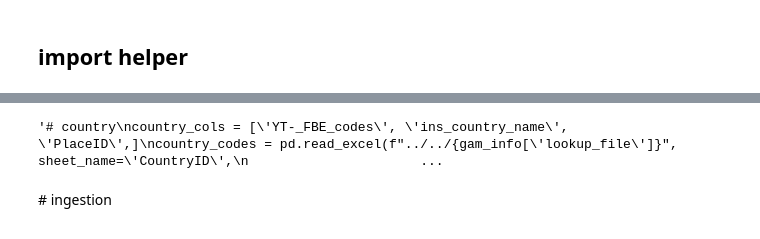
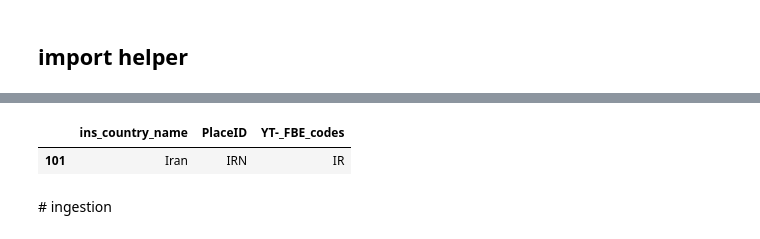
Before and after one commit to brunsd42/digiGAM, a Jupyter notebook: notebooks/1_socialMedia_ingestion_instagram_country.ipynb, the cells around one changed output, grey strips where cells are left out. Saved outputs shown, nothing was run; the diff lists cells and outputs as text; code cells hidden in the pictures.

```diff
--- a/notebooks/1_socialMedia_ingestion_instagram_country.ipynb
+++ b/notebooks/1_socialMedia_ingestion_instagram_country.ipynb
@@ -54,32 +54,9 @@ country_codes = lookup['country_codes']
 ...updating logbook...
-# %%
-'''# country
-country_cols = ['YT-_FBE_codes', 'ins_country_name', 'PlaceID',]
-country_codes = pd.read_excel(f"../../{gam_info['lookup_file']}", sheet_name='CountryID',
-                             keep_default_na=False)[country_cols]
-
-# week
-week_cols = ['w/c']
-week_tester = pd.read_excel(f"../../{gam_info['lookup_file']}", sheet_name='GAM Period')
-week_tester['w/c'] = pd.to_datetime(week_tester['w/c'])
-
-# social media accounts
-channel_cols=['Channel ID']
-socialmedia_accounts = pd.read_excel(f"../helper/ins_account_lookup.xlsx")
-channel_ids = socialmedia_accounts['Channel ID'].unique().tolist()
-
-### RUN TESTS
-test_functions.test_lookup_files(country_codes, country_cols, [f"{platformID}_country_0", f"{platformID}_country_1", f"{platformID}_country_2"],
-                                 test_step="lookup files - ensuring country codes is correct")
-
-test_functions.test_lookup_files(week_tester, ['w/c'], [f"{platformID}_country_3", f"{platformID}_country_4", f"{platformID}_country_5"],
-                                 test_step = "lookup files - ensuring week tester is correct")
-
-test_functions.test_lookup_files(socialmedia_accounts, ['Channel ID'], [f"{platformID}_country_6", f"{platformID}_country_7", f"{platformID}_country_8"],
-                                 test_step = "lookup files - ensuring social media accounts is correct")
-'''
-# %% [output]
-'# country\ncountry_cols = [\'YT-_FBE_codes\', \'ins_country_name\', \'PlaceID\',]\ncountry_codes = pd.read_excel(f"../../{gam_info[\'lookup_file\']}", sheet_name=\'CountryID\',\n                      ...
+# %%
+country_codes[country_codes['ins_country_name'] == 'Iran']
+# %% [output]
+|  | ins_country_name | PlaceID | YT-_FBE_codes |
+| 101 | Iran | IRN | IR |
 # %% [markdown]
 # ingestion
 # %%
```
Also changed, not shown: parts of 11 cells of this notebook, 45 other files.
